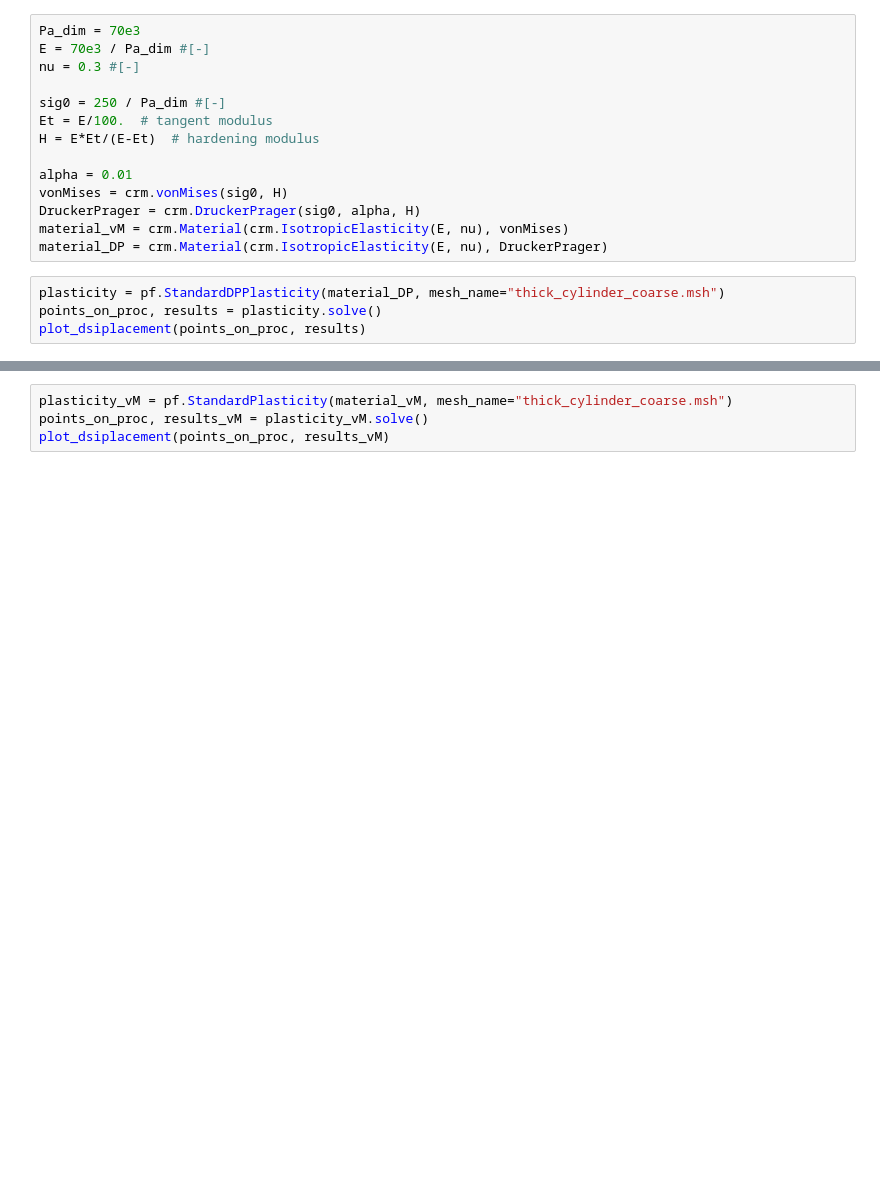
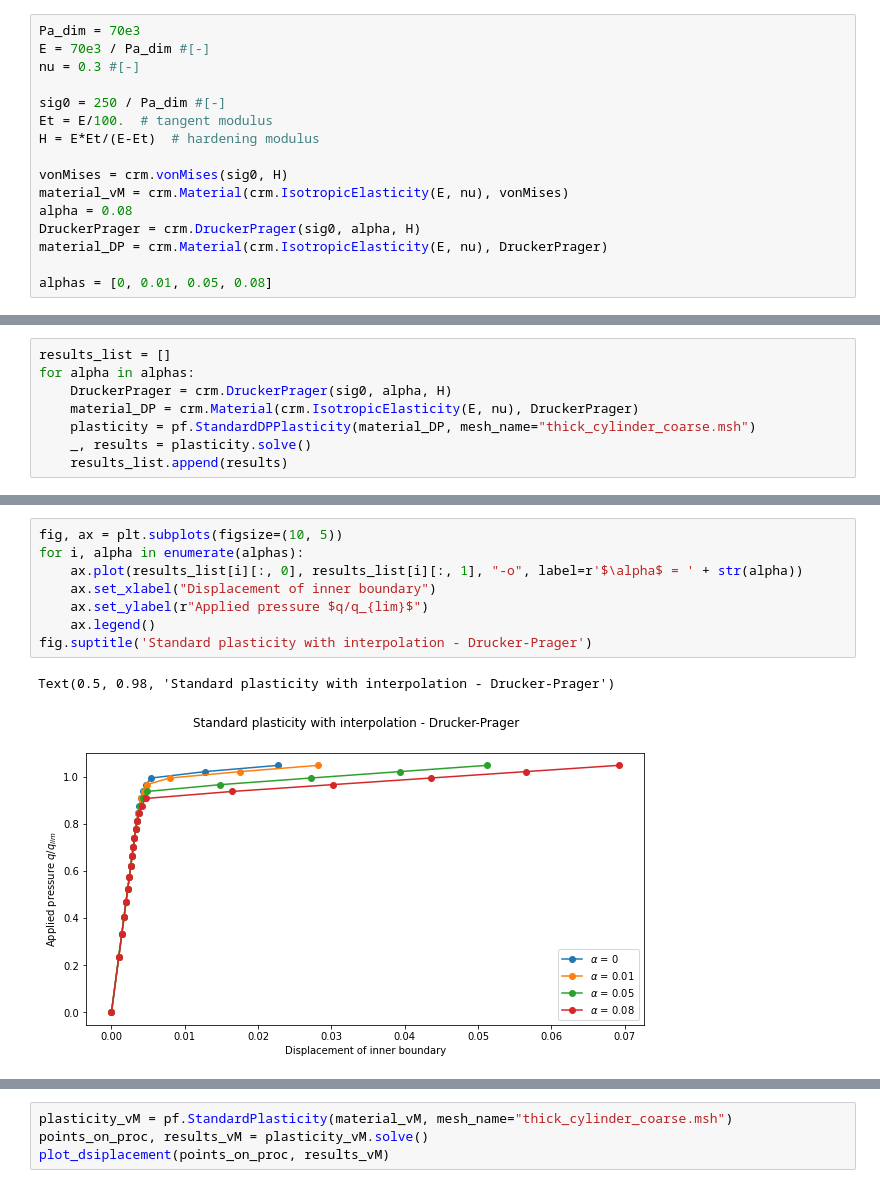
Before and after one commit to a-latyshev/convex-plasticity, a Jupyter notebook: optimisation/plasticity_analysis.ipynb, the cells around one changed output, grey strips where cells are left out. Drawn from its saved outputs; the diff is of its cells as text; blank space fills up the shorter version.

```diff
--- a/optimisation/plasticity_analysis.ipynb
+++ b/optimisation/plasticity_analysis.ipynb
@@ -29,12 +26,10 @@ sig0 = 250 / Pa_dim #[-]
 Et = E/100.  # tangent modulus
 H = E*Et/(E-Et)  # hardening modulus
 
-alpha = 0.01
 vonMises = crm.vonMises(sig0, H)
+material_vM = crm.Material(crm.IsotropicElasticity(E, nu), vonMises)
+alpha = 0.08
 DruckerPrager = crm.DruckerPrager(sig0, alpha, H)
-material_vM = crm.Material(crm.IsotropicElasticity(E, nu), vonMises)
 material_DP = crm.Material(crm.IsotropicElasticity(E, nu), DruckerPrager)
+
+alphas = [0, 0.01, 0.05, 0.08]
-# %%
-plasticity = pf.StandardDPPlasticity(material_DP, mesh_name="thick_cylinder_coarse.msh")
-points_on_proc, results = plasticity.solve()
-plot_dsiplacement(points_on_proc, results)
@@ -59,0 +38,8 @@ rank#0: Time = 2.237 (s)
+# %%
+results_list = []
+for alpha in alphas:
+    DruckerPrager = crm.DruckerPrager(sig0, alpha, H)
+    material_DP = crm.Material(crm.IsotropicElasticity(E, nu), DruckerPrager)
+    plasticity = pf.StandardDPPlasticity(material_DP, mesh_name="thick_cylinder_coarse.msh")
+    _, results = plasticity.solve()
+    results_list.append(results)
@@ -59,0 +64,11 @@ rank#0: Time = 2.237 (s)
+# %%
+fig, ax = plt.subplots(figsize=(10, 5))
+for i, alpha in enumerate(alphas):
+    ax.plot(results_list[i][:, 0], results_list[i][:, 1], "-o", label=r'$\alpha$ = ' + str(alpha))
+    ax.set_xlabel("Displacement of inner boundary")
+    ax.set_ylabel(r"Applied pressure $q/q_{lim}$")
+    ax.legend()
+fig.suptitle('Standard plasticity with interpolation - Drucker-Prager')
+# %% [output]
+Text(0.5, 0.98, 'Standard plasticity with interpolation - Drucker-Prager')
+[figure, added]
```
Also changed, not shown: parts of 26 cells of this notebook, 4 other files.
